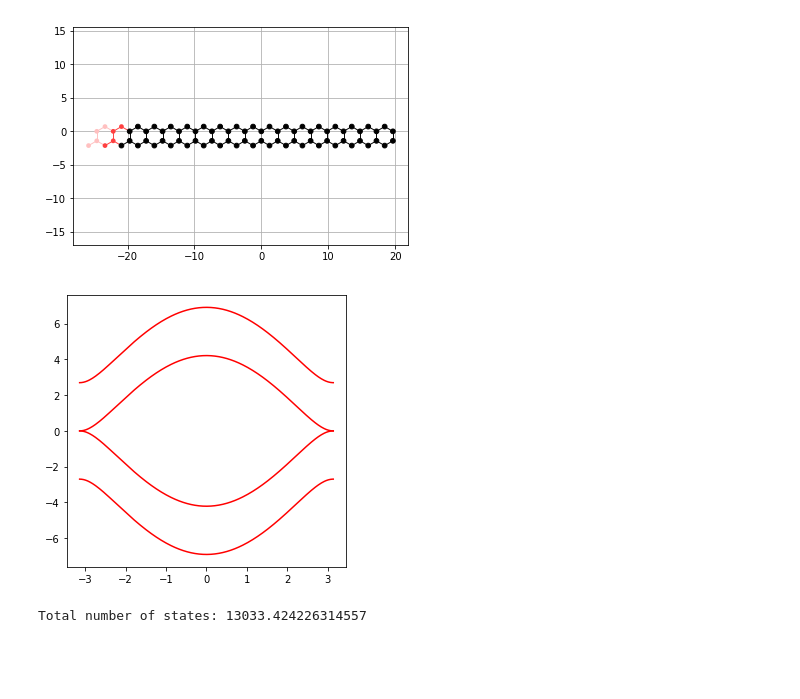
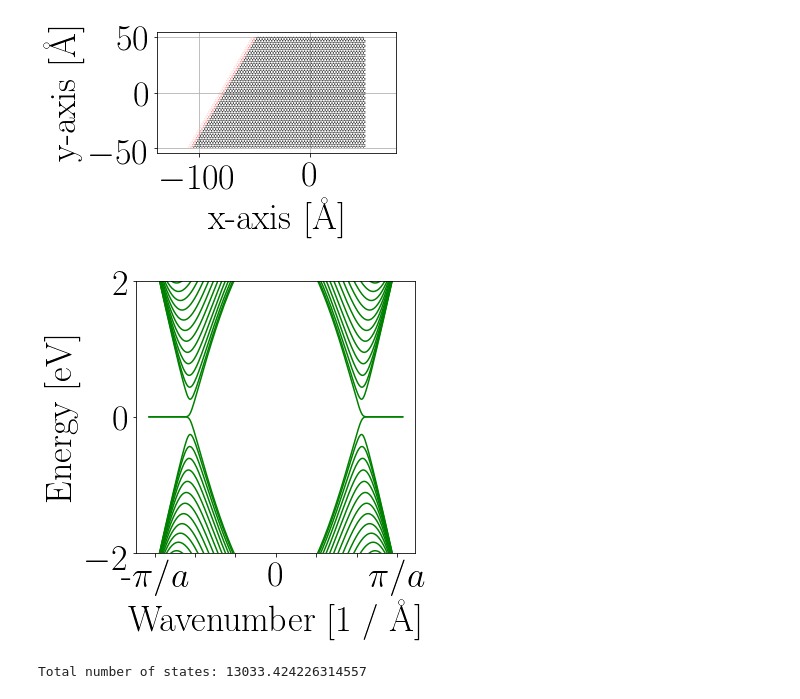
Before and after one commit to CLEANit/QuantumTransduction, a Jupyter notebook: examples/graphene/Graphene 1D chain.ipynb, the cells around one changed output. Cells and saved outputs as stored; diff of their text form; code cells hidden in the pictures; blank space fills up the shorter version.

```diff
--- a/examples/graphene/Graphene 1D chain.ipynb
+++ b/examples/graphene/Graphene 1D chain.ipynb
@@ -6,6 +6,13 @@ import numpy as np
 from functools import partial
 import copy
 %matplotlib inline
+font = {'family' : 'CMU Sans Serif',
+#         'weight' : 'light',
+        'size'   : 36}
+
+pyplot.rc('font', **font)
+pyplot.rc('text', usetex=True)
+
 
 # function to rotate 2D vectors
 def rot(vec, theta):
@@ -29,7 +36,7 @@ t = 2.7
 # on-site energy of 0 gives singular matrix
 on_site = 0.0
 # length of hexagon
-l = 20.0
+l = 50.0
 # ratio to define x-length of hexagon
 ratio = sqrt(3) / 2
 lx = l * ratio
@@ -39,7 +46,7 @@ m = np.sin(np.pi / 6) / np.cos(np.pi / 6)
 
 
 # if we want conducting (zigzag) leads or not, else semi-conducting (armchair) leads
-conducting = True
+conducting = 1
 
 if conducting:
     # set lattice vectors and basis
@@ -56,7 +63,7 @@ def make_system():
     # rectangular shape
     def shape(coord):
         x, y = coord
-        if x > -l and x < l and y >= -2.5 and y < 2.5:
+        if x > -l and x < l and y >= -50.5 and y < 50.5:
             return True
         else:
             return False
@@ -85,43 +92,54 @@ def make_system():
         sym = kwant.TranslationalSymmetry(graphene.vec((-1, -1)))
         lead = kwant.Builder(sym)
         a = orthogVecSlope(graphene.vec((-1,-1)))
         lead[graphene.shape(shape, (0,0))] = on_site
         lead[graphene.neighbors()] = -t
         lead.eradicate_dangling()
         syst.attach_lead(lead)
 
         syst.attach_lead(lead.reversed())
     ####################################
 
 
     return syst
 
 syst = make_system()
 
 # To highlight the two sublattices of graphene, we plot one with
 # a filled, and the other one with an open circle:
 def family_colors(site):
     return 0 if site.family == a else 1
 
 # Then, plot the system with leads.
 kwant.plot(syst, site_lw=0.1, lead_site_lw=0, site_color=family_colors, colorbar=False, show=False)
 pyplot.axis('equal')
 pyplot.grid(True)
+pyplot.ylabel('y-axis [\AA]')
+pyplot.xlabel('x-axis [\AA]')
+pyplot.savefig('graphene_nanoribbon.pdf')
+pyplot.tight_layout()
 pyplot.show()
+
 
 # Finalize the system.
 syst = syst.finalized()
 # %% [output]
-[figure, old version]
+[figure, new version]
 # %%
 fig, axes = pyplot.subplots(1,1, figsize=(5,5), sharey='row')
 momenta = np.linspace(-np.pi,  np.pi, 256)
 bands0 = kwant.physics.Bands(syst.leads[0])
 energies0 = [bands0(k) for k in momenta]
-pyplot.plot(momenta, energies0, 'r')
+pyplot.plot(momenta, energies0, 'g')
+# pyplot.xlim([-1.5, 1.5])
+pyplot.ylim([-2, 2])
+pyplot.xticks(range(-3,4), ['-$\pi / a$', '', '', 0, '', '', '$\pi / a$'])
+pyplot.ylabel('Energy [eV]')
+pyplot.xlabel('Wavenumber [1 / \AA]')
+pyplot.savefig('1d_dispersion_relation_graphene.pdf')
 pyplot.show()
 # %% [output]
-[figure, old version]
+[figure, new version]
 # %%
 # calculate the conductance using the smatrix function of kwant
 def conductance(syst, energies, lead_start=0, lead_end=1):
```
Also changed, not shown: 9 other files.
